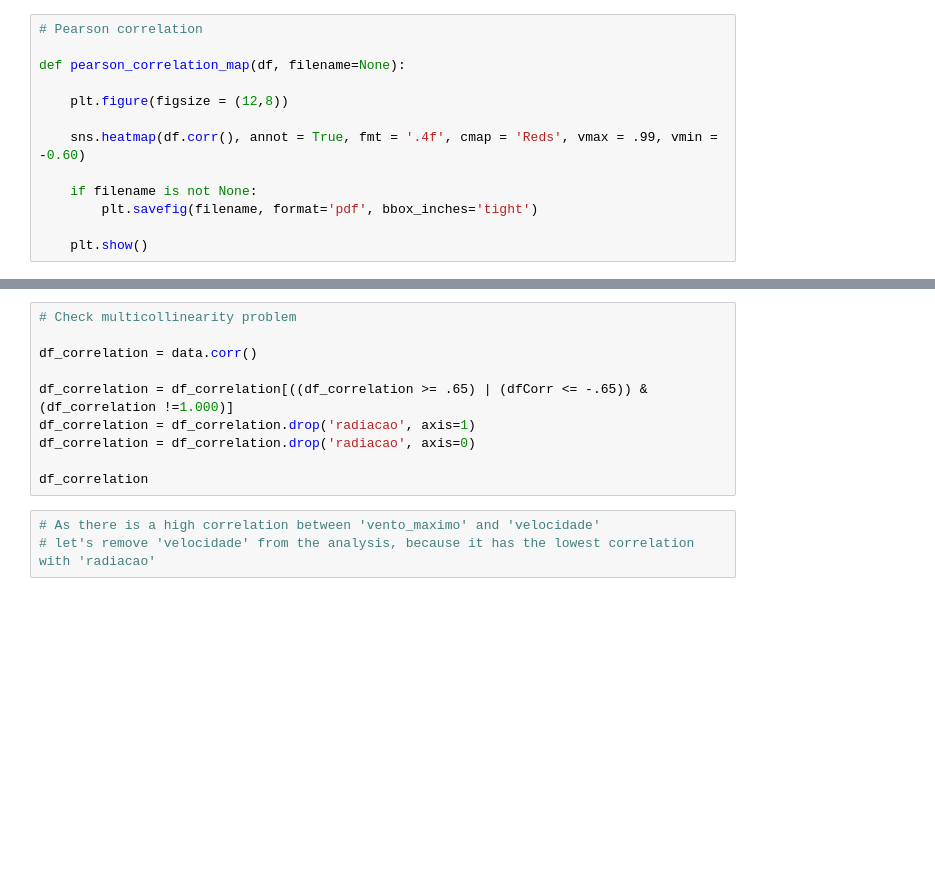
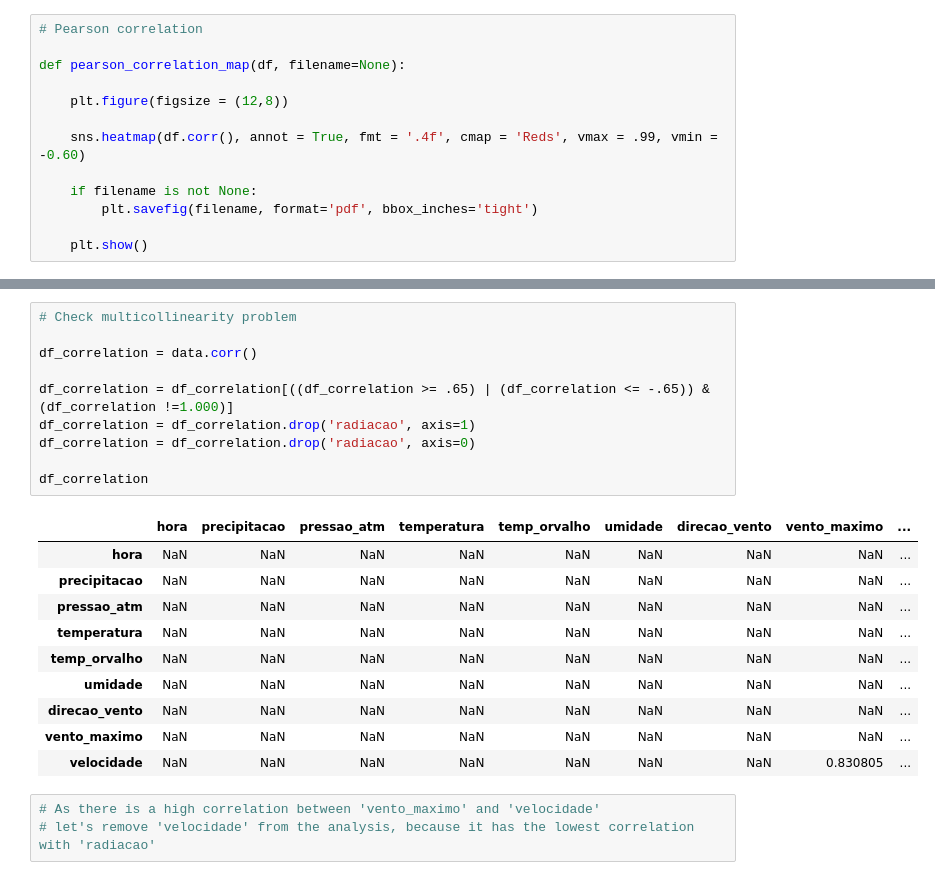
Before and after one commit to matthewz5/UTFPR-Machine-Learning-on-Meteorological-Data, a Jupyter notebook: code_sei_sicite_2023_2143640.ipynb, the cells around one changed output, grey strips where cells are left out. Saved outputs shown, nothing was run; the diff lists cells and outputs as text; blank space fills up the shorter version.

```diff
--- a/code_sei_sicite_2023_2143640.ipynb
+++ b/code_sei_sicite_2023_2143640.ipynb
@@ -456,13 +575,24 @@ pearson_correlation_map(data, 'figures/pearson_correlation_map.pdf')
 # %%
 # Check multicollinearity problem
 
 df_correlation = data.corr()
 
-df_correlation = df_correlation[((df_correlation >= .65) | (dfCorr <= -.65)) & (df_correlation !=1.000)]
+df_correlation = df_correlation[((df_correlation >= .65) | (df_correlation <= -.65)) & (df_correlation !=1.000)]
 df_correlation = df_correlation.drop('radiacao', axis=1)
 df_correlation = df_correlation.drop('radiacao', axis=0)
 
 df_correlation
+# %% [output]
+|  | hora | precipitacao | pressao_atm | temperatura | temp_orvalho | umidade | direcao_vento | vento_maximo | ... |
+| hora | NaN | NaN | NaN | NaN | NaN | NaN | NaN | NaN | ... |
+| precipitacao | NaN | NaN | NaN | NaN | NaN | NaN | NaN | NaN | ... |
+| pressao_atm | NaN | NaN | NaN | NaN | NaN | NaN | NaN | NaN | ... |
+| temperatura | NaN | NaN | NaN | NaN | NaN | NaN | NaN | NaN | ... |
+| temp_orvalho | NaN | NaN | NaN | NaN | NaN | NaN | NaN | NaN | ... |
+| umidade | NaN | NaN | NaN | NaN | NaN | NaN | NaN | NaN | ... |
+| direcao_vento | NaN | NaN | NaN | NaN | NaN | NaN | NaN | NaN | ... |
+| vento_maximo | NaN | NaN | NaN | NaN | NaN | NaN | NaN | NaN | ... |
+| velocidade | NaN | NaN | NaN | NaN | NaN | NaN | NaN | 0.830805 | ... |
 # %%
 # As there is a high correlation between 'vento_maximo' and 'velocidade'
 # let's remove 'velocidade' from the analysis, because it has the lowest correlation with 'radiacao'
```
Also changed, not shown: parts of 27 cells of this notebook.
